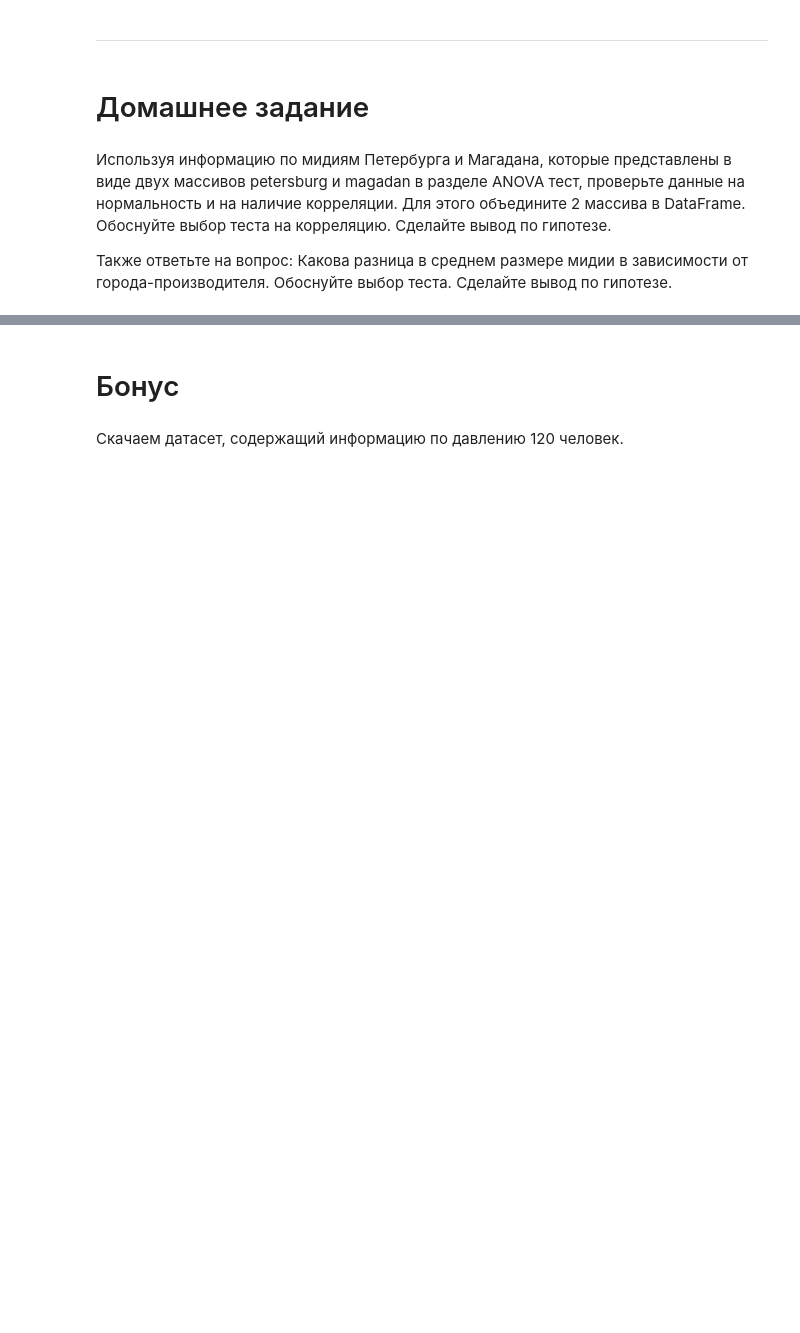
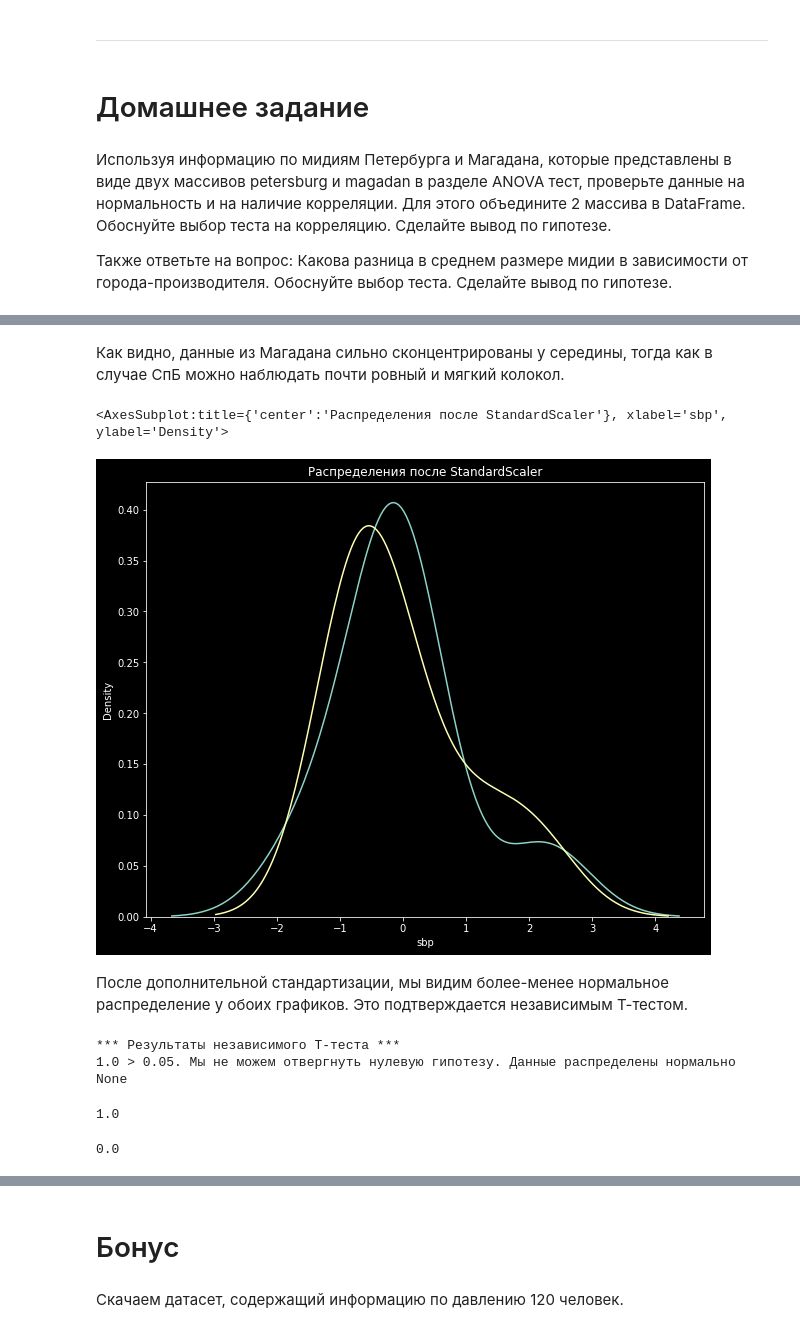
Before and after one commit to madskillskill/sf_data_science, a Jupyter notebook: EDA-4/stat-tests-eda-4.ipynb, the cells around one changed output, grey strips where cells are left out. Saved outputs shown, nothing was run; the diff lists cells and outputs as text; code cells hidden in the pictures; blank space fills up the shorter version.

```diff
--- a/EDA-4/stat-tests-eda-4.ipynb
+++ b/EDA-4/stat-tests-eda-4.ipynb
@@ -176,14 +379,28 @@ display(midias_mean.mean(), midias_nan.mean())
+# %% [markdown]
+Как видно, данные из Магадана сильно сконцентрированы у середины, тогда как в случае СпБ можно наблюдать почти ровный и мягкий колокол.
+# %%
+s_scaler = preprocessing.StandardScaler()
+
+df_s = s_scaler.fit_transform(df_r)
+
+df_s = pd.DataFrame(df_s, columns=col_names)
+
+fig, (ax1) = plt.subplots(ncols=1, figsize=(10, 8))
+ax1.set_title('Распределения после StandardScaler')
+
+sns.kdeplot(df_s.iloc[:,0], ax=ax1, label ='SPB')
+sns.kdeplot(df_s.iloc[:,1], ax=ax1, label ='MGD')
+# %% [output]
+<AxesSubplot:title={'center':'Распределения после StandardScaler'}, xlabel='sbp', ylabel='Density'>
+[figure, added]
+# %% [markdown]
+После дополнительной стандартизации, мы видим более-менее нормальное распределение у обоих графиков. Это подтверждается независимым Т-тестом.
 # %%
+from scipy.stats import ttest_ind
 
-
-alpha = 0.05
-
-H0 = 'Нет значимой разницы между средним размером раковины мидий в двух городах.'
-Ha = 'Есть значимая разница между средним размером раковины мидий в двух городах.'
-
-def t_test(data, alpha):
+def t_test(df):
     print('\n' + "*** Результаты независимого T-теста ***")
-    test_results = ttest_ind(data.iloc[:,0], data.iloc[:,1], equal_var=True, nan_policy='omit')
+    test_results = ttest_ind(df.iloc[:,0], df.iloc[:,1], equal_var=True)
 
     p = round(test_results[1],2)
 
@@ -192,8 +409,17 @@ def t_test(data, alpha):
     else:
         print(f"{p} <= {alpha}. Мы отвергаем нулевую гипотезу. {Ha}")
 
-t_test(midias_mean, alpha)
-t_test(midias_nan, alpha)
-
-display(sns.heatmap(midias_mean))
-display(sns.heatmap(midias_nan))
+print(t_test(df_s))
+# %% [output]
+*** Результаты независимого T-теста ***
+1.0 > 0.05. Мы не можем отвергнуть нулевую гипотезу. Данные распределены нормально
+None
+# %%
+from scipy.stats import spearmanr
+
+corr, p = spearmanr(df_s.iloc[:,0], df_s.iloc[:,1])
+
+display(corr,p)
+# %% [output]
+1.0
+0.0
```
Also changed, not shown: parts of 35 cells of this notebook, 6 other files.
